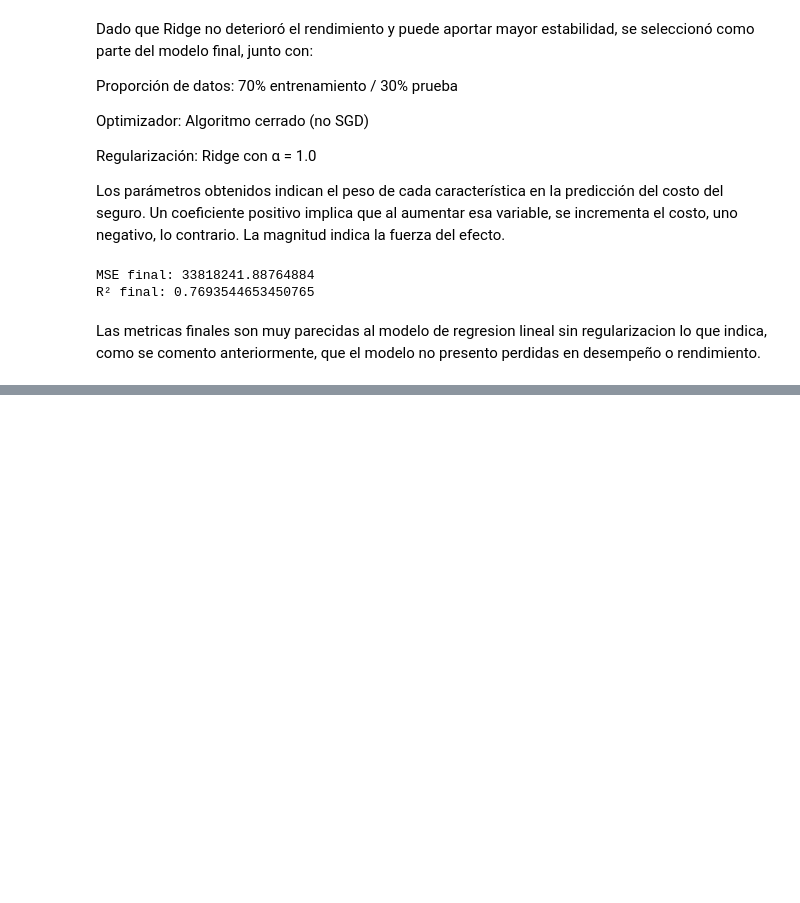
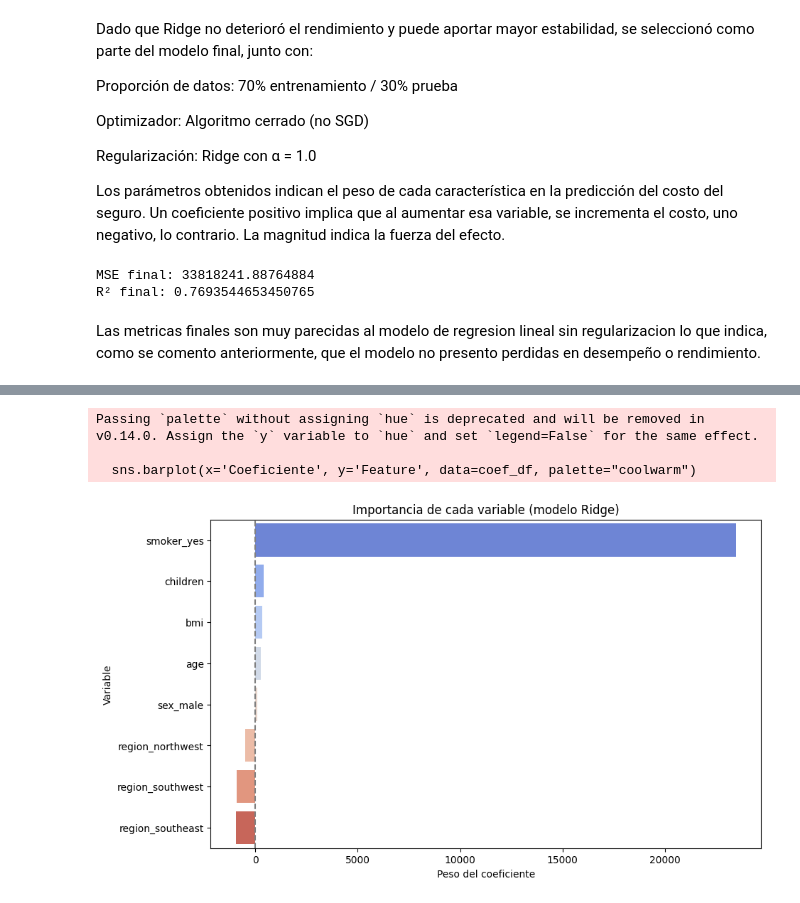
Before and after one commit to Azkalagon/Laboratorio2, a Jupyter notebook: Laboratorio2.ipynb, the cells around one changed output, grey strips where cells are left out. Cells and saved outputs as stored; diff of their text form; code cells hidden in the pictures; blank space fills up the shorter version.

```diff
--- a/Laboratorio2.ipynb
+++ b/Laboratorio2.ipynb
@@ -165,0 +214,22 @@ Las metricas finales son muy parecidas al modelo de regresion lineal sin regular
+# %%
+X = df.drop('charges', axis=1)
+y = df['charges']
+X_train, X_test, y_train, y_test = train_test_split(X, y, test_size=0.3, random_state=42)
+
+ridge = Ridge(alpha=1.0)
+ridge.fit(X_train, y_train)
+
+coef_df = pd.DataFrame({'Feature': X.columns, 'Coeficiente': ridge.coef_}).sort_values(by='Coeficiente', ascending=False)
+
+plt.figure(figsize=(10, 6))
+sns.barplot(x='Coeficiente', y='Feature', data=coef_df, palette="coolwarm")
+plt.title("Importancia de cada variable (modelo Ridge)")
+plt.xlabel("Peso del coeficiente")
+plt.ylabel("Variable")
+plt.axvline(0, color='gray', linestyle='--')
+plt.show()
+# %% [output]
+Passing `palette` without assigning `hue` is deprecated and will be removed in v0.14.0. Assign the `y` variable to `hue` and set `legend=False` for the same effect.
+
+  sns.barplot(x='Coeficiente', y='Feature', data=coef_df, palette="coolwarm")
+[figure, added]
```
Also changed, not shown: parts of 15 cells of this notebook.
